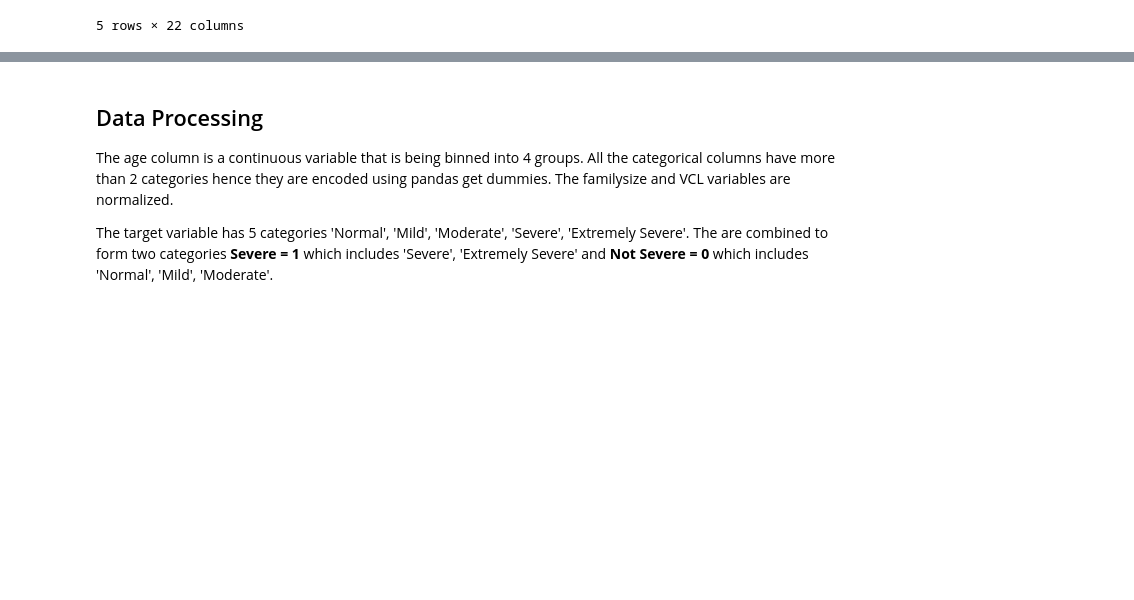
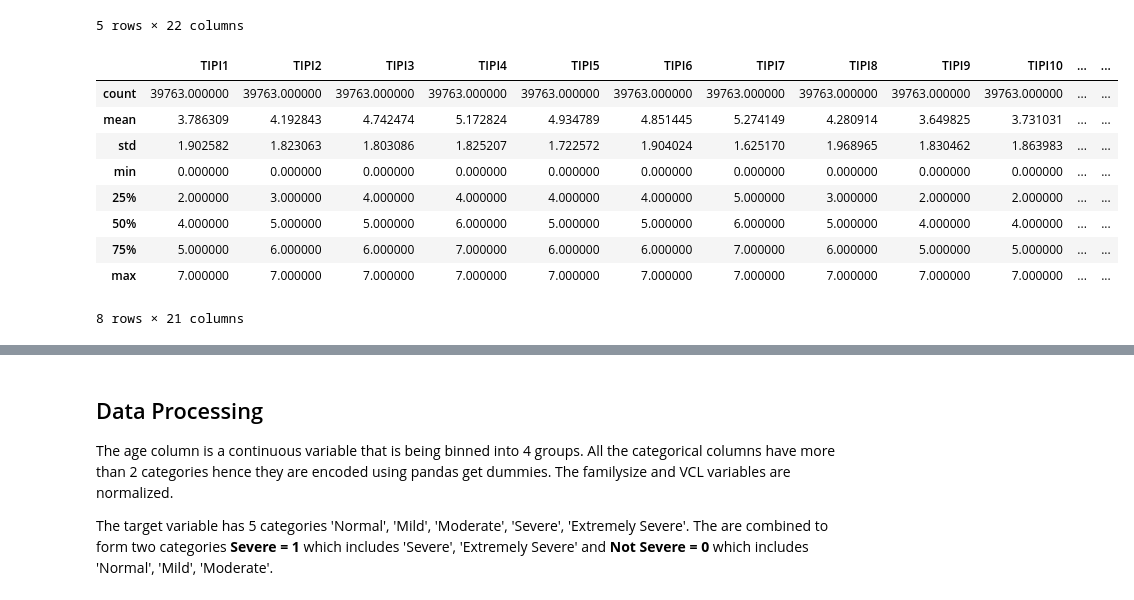
Before and after one commit to avisionary/depression_analysis, a Jupyter notebook: codes/Model_M.ipynb, the cells around one changed output, grey strips where cells are left out. Cells and saved outputs as stored; diff of their text form; code cells hidden in the pictures; blank space fills up the shorter version.

```diff
--- a/codes/Model_M.ipynb
+++ b/codes/Model_M.ipynb
@@ -22,6 +22,19 @@ depression.head()
 | 3 | 1 | 1 | 7 | 4 | 6 | 4 | 6 | 1 | 6 | 1 | ... | ... |
 | 4 | 2 | 5 | 3 | 6 | 5 | 5 | 5 | 6 | 3 | 3 | ... | ... |
 5 rows × 22 columns
+# %%
+depression.describe()
+# %% [output]
+|  | TIPI1 | TIPI2 | TIPI3 | TIPI4 | TIPI5 | TIPI6 | TIPI7 | TIPI8 | TIPI9 | TIPI10 | ... | ... |
+| count | 39763.000000 | 39763.000000 | 39763.000000 | 39763.000000 | 39763.000000 | 39763.000000 | 39763.000000 | 39763.000000 | 39763.000000 | 39763.000000 | ... | ... |
+| mean | 3.786309 | 4.192843 | 4.742474 | 5.172824 | 4.934789 | 4.851445 | 5.274149 | 4.280914 | 3.649825 | 3.731031 | ... | ... |
+| std | 1.902582 | 1.823063 | 1.803086 | 1.825207 | 1.722572 | 1.904024 | 1.625170 | 1.968965 | 1.830462 | 1.863983 | ... | ... |
+| min | 0.000000 | 0.000000 | 0.000000 | 0.000000 | 0.000000 | 0.000000 | 0.000000 | 0.000000 | 0.000000 | 0.000000 | ... | ... |
+| 25% | 2.000000 | 3.000000 | 4.000000 | 4.000000 | 4.000000 | 4.000000 | 5.000000 | 3.000000 | 2.000000 | 2.000000 | ... | ... |
+| 50% | 4.000000 | 5.000000 | 5.000000 | 6.000000 | 5.000000 | 5.000000 | 6.000000 | 5.000000 | 4.000000 | 4.000000 | ... | ... |
+| 75% | 5.000000 | 6.000000 | 6.000000 | 7.000000 | 6.000000 | 6.000000 | 7.000000 | 6.000000 | 5.000000 | 5.000000 | ... | ... |
+| max | 7.000000 | 7.000000 | 7.000000 | 7.000000 | 7.000000 | 7.000000 | 7.000000 | 7.000000 | 7.000000 | 7.000000 | ... | ... |
+8 rows × 21 columns
 # %%
 from matplotlib import rcParams
 import seaborn as sns
```
Also changed, not shown: parts of 11 cells of this notebook, 2 other files.
